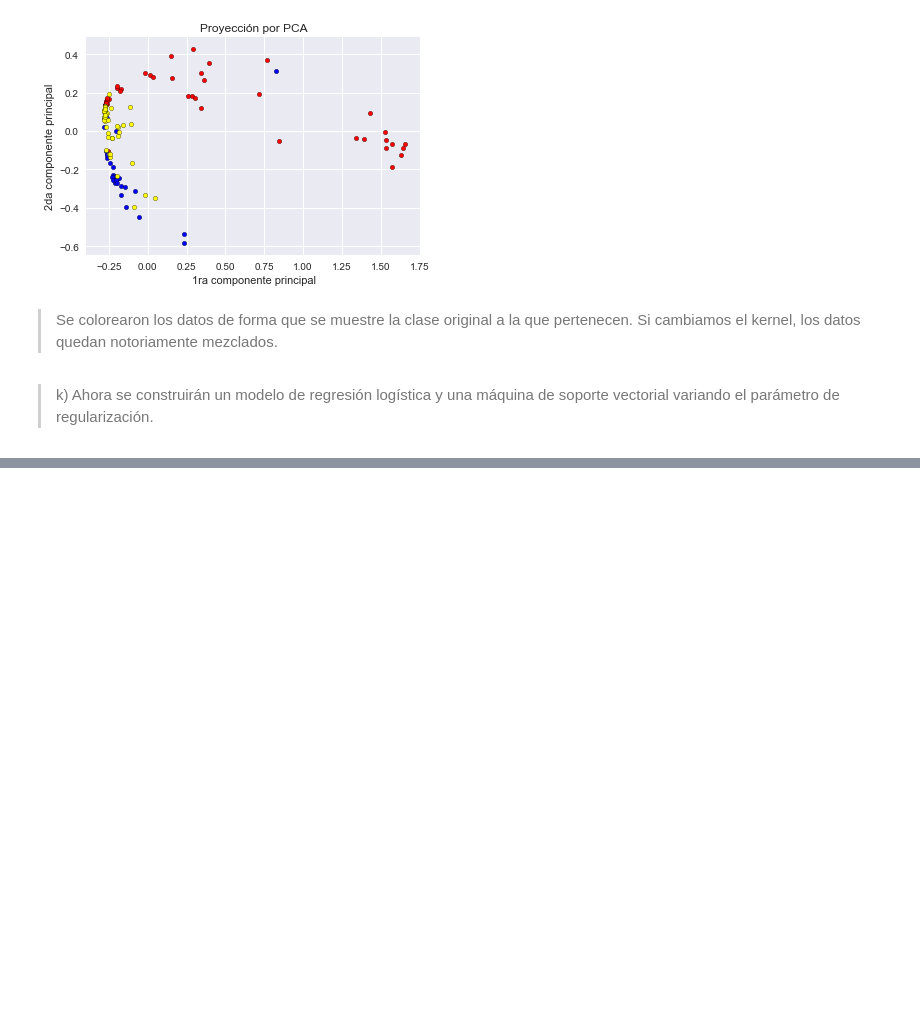
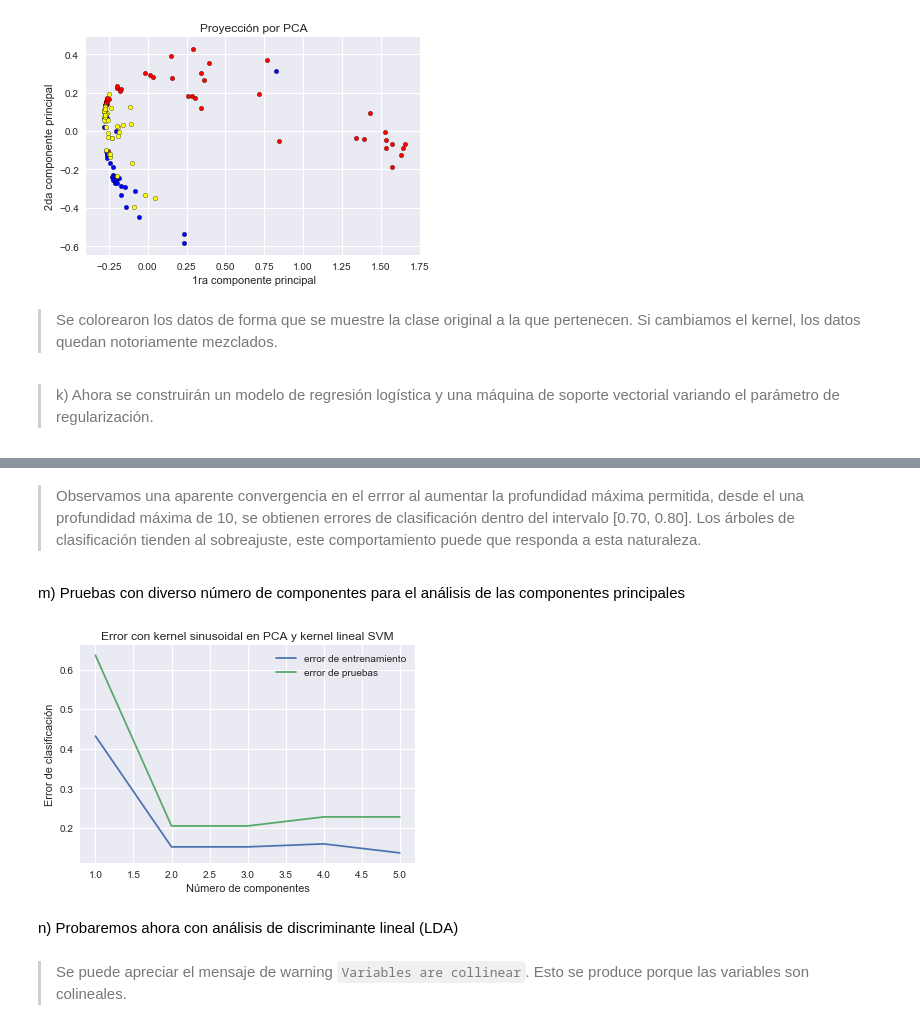
Before and after one commit to TattooeDeer/Tarea-2-ML, a Jupyter notebook: Tarea 2.ipynb, the cells around one changed output, grey strips where cells are left out. Drawn from its saved outputs; the diff is of its cells as text; code cells hidden in the pictures; blank space fills up the shorter version.

```diff
--- a/Tarea 2.ipynb
+++ b/Tarea 2.ipynb
@@ -403,0 +424,44 @@ Se observa que la regresión logística tiende a preferir el cortar el espacio e
+# %% [markdown]
+> Observamos una aparente convergencia en el errror al aumentar la profundidad máxima permitida, desde el una profundidad máxima de 10, se obtienen errores de clasificación dentro del intervalo [0.70, 0.80]. Los árboles de clasificación tienden al sobreajuste, este comportamiento puede que responda a esta naturaleza.
+# %% [markdown]
+m) Pruebas con diverso número de componentes para el análisis de las componentes principales
+# %%
+def multiple_components_pca(n_comp):
+    components = range(1, n_comp+1)
+    errors_train = []
+    errors_test = []
+    for c in components:
+        kpca_model = KPCA(n_components = c, kernel = 'cosine')
+        kpca_model.fit(X_train)
+
+        X_kpca_train = kpca_model.transform(X_train)
+        X_kpca_test = kpca_model.transform(X_test)
+
+        my_svm = SVM()
+        my_svm.set_params(kernel = "linear", C = 100)
+        my_svm.fit(X_kpca_train, y_train)
+
+        y_pred = my_svm.predict(X_kpca_train)
+        y_true = y_train
+        score = accuracy_score(y_true, y_pred)
+        errors_train.append(1-score)
+
+        y_pred = my_svm.predict(X_kpca_test)
+        y_true = y_test
+        score = accuracy_score(y_true, y_pred)
+        errors_test.append(1-score)
+
+    plt.plot(components,errors_train, label = "error de entrenamiento")
+    plt.plot(components,errors_test, label = "error de pruebas")
+    plt.xlabel("Número de componentes")
+    plt.ylabel("Error de clasificación")
+    plt.title("Error con kernel sinusoidal en PCA y kernel lineal SVM")
+    plt.legend()
+    plt.show()
+
+
+multiple_components_pca(n_comp = 5)
+# %% [output]
+[figure, added]
+# %% [markdown]
+n) Probaremos ahora con análisis de discriminante lineal (LDA)
@@ -403,0 +476,2 @@ Se observa que la regresión logística tiende a preferir el cortar el espacio e
+# %% [markdown]
+>Se puede apreciar el mensaje de warning `Variables are collinear`. Esto se produce porque las variables son colineales.
```
Also changed, not shown: parts of 14 cells of this notebook, 2 other files.
